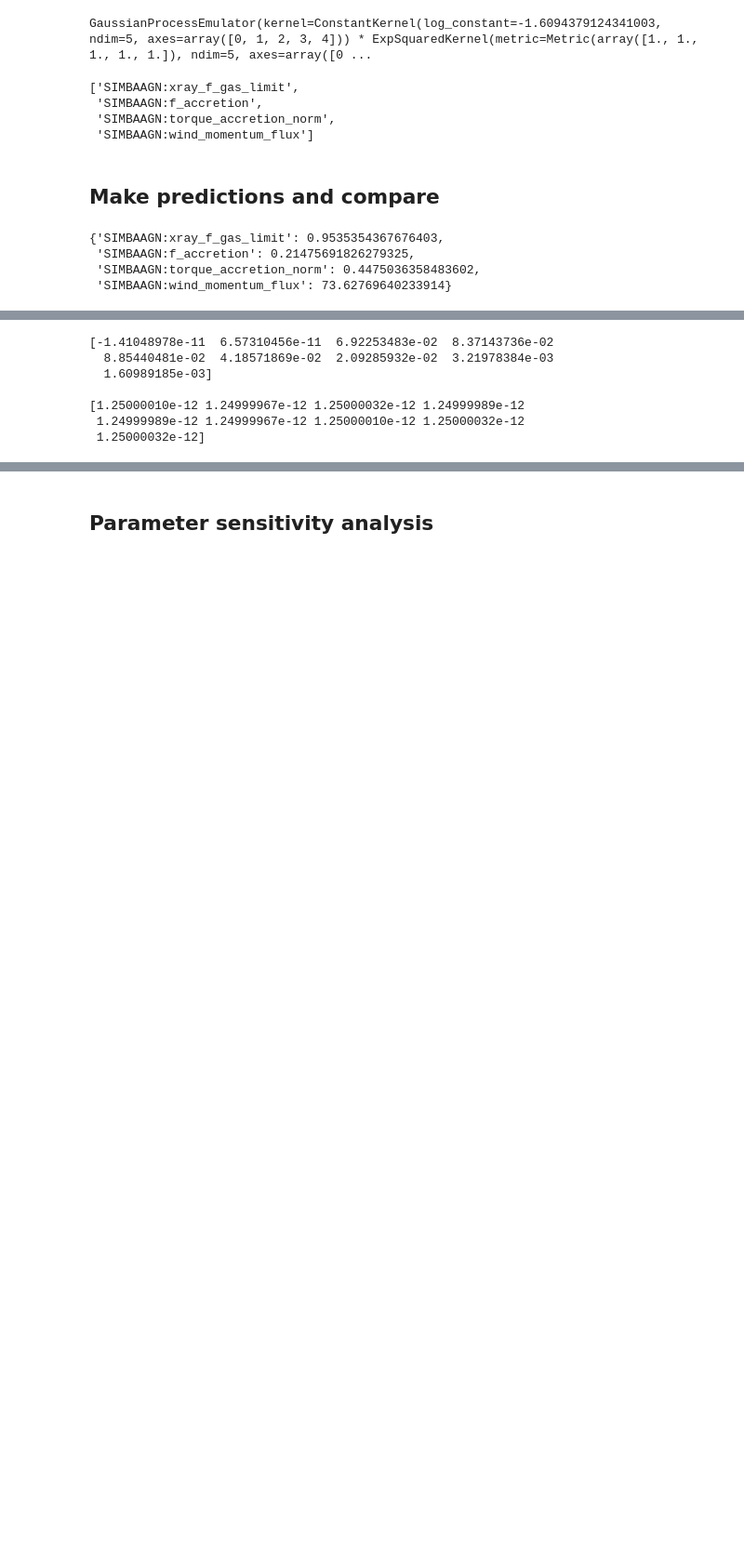
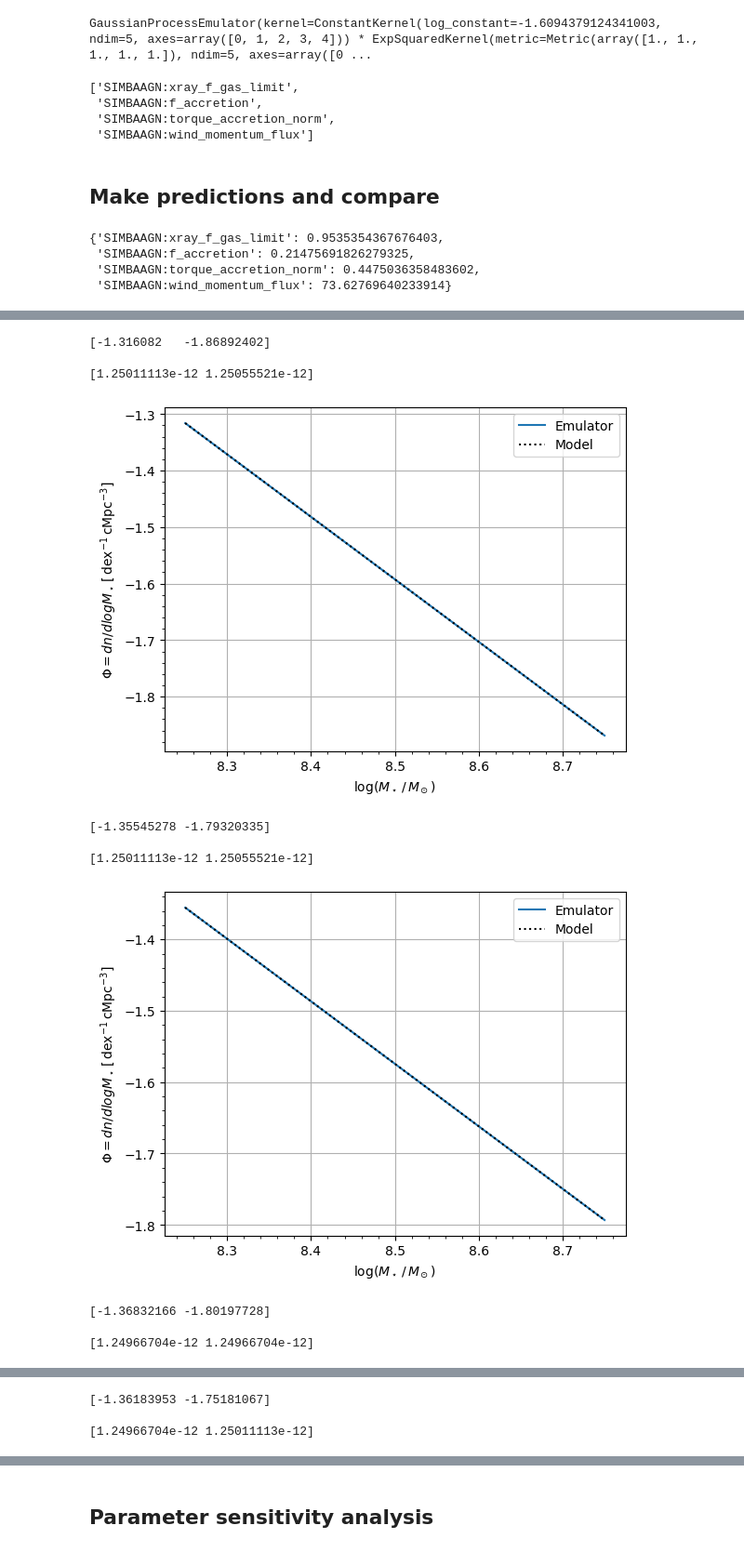
Before and after one commit to rennehan/swiftcalibration, a Jupyter notebook: scripts/swift_emulator.ipynb, the cells around one changed output, grey strips where cells are left out. Shown at 93% size. Saved outputs shown, nothing was run; the diff lists cells and outputs as text; code cells hidden in the pictures; blank space fills up the shorter version.

```diff
--- a/scripts/swift_emulator.ipynb
+++ b/scripts/swift_emulator.ipynb
@@ -206,20 +210,38 @@ array([0.        , 0.        , 0.06922535, 0.08371438, 0.08854405,
 # %%
 # Make predictions with trained emulator to compare to input
 
-num = '0'
-pred_params = model_parameters[num]
-pred_x = model_values[num]['independent']
-sim_y = model_values[num]['dependent']
+for ii in range(num_calis):
+#    num = '0'
+    num = str(ii)
+    pred_params = model_parameters[num]
+    pred_x = model_values[num]['independent']
+    sim_y = model_values[num]['dependent']
 
-pred_y, pred_var = gsmf_emulator.predict_values(pred_x, pred_params)
-print(pred_y)
-print()
-print(pred_var)
+    pred_y, pred_var = gsmf_emulator.predict_values(pred_x, pred_params)
+    print(pred_y)
+    print()
+    print(pred_var)
+
+    plt.clf()
+    #plt.yscale('log')
+    plt.xlabel(r'$\log(M_\star\,/\,M_\odot)$')
+    plt.ylabel(r'$\Phi=dn/dlogM_\star\,[\,\mathrm{dex}^{-1}\,\mathrm{cMpc}^{-3}]$')
+    #plt.title(r'%s, snap %s, z=%s, nbins=%s' % (cali_num, snap_num, z, nbins))
+    plt.grid()
+    plt.minorticks_on()
+    plt.plot(pred_x, pred_y,ls='-', label='Emulator')
+    plt.plot(pred_x, sim_y, color="black", ls=":", label="Model")
+    plt.legend()
+    plt.show()
 # %% [output]
-[-1.41048978e-11  6.57310456e-11  6.92253483e-02  8.37143736e-02
-  8.85440481e-02  4.18571869e-02  2.09285932e-02  3.21978384e-03
-  1.60989185e-03]
+[-1.316082   -1.86892402]
 
-[1.25000010e-12 1.24999967e-12 1.25000032e-12 1.24999989e-12
- 1.24999989e-12 1.24999967e-12 1.25000010e-12 1.25000032e-12
- 1.25000032e-12]
+[1.25011113e-12 1.25055521e-12]
+[figure, added]
+[-1.35545278 -1.79320335]
+
+[1.25011113e-12 1.25055521e-12]
+[figure, added]
+[-1.36832166 -1.80197728]
+
+[1.24966704e-12 1.24966704e-12]
@@ -225,0 +249,3 @@ print(pred_var)
+[-1.36183953 -1.75181067]
+
+[1.24966704e-12 1.25011113e-12]
```
Also changed, not shown: parts of 17 cells of this notebook.
